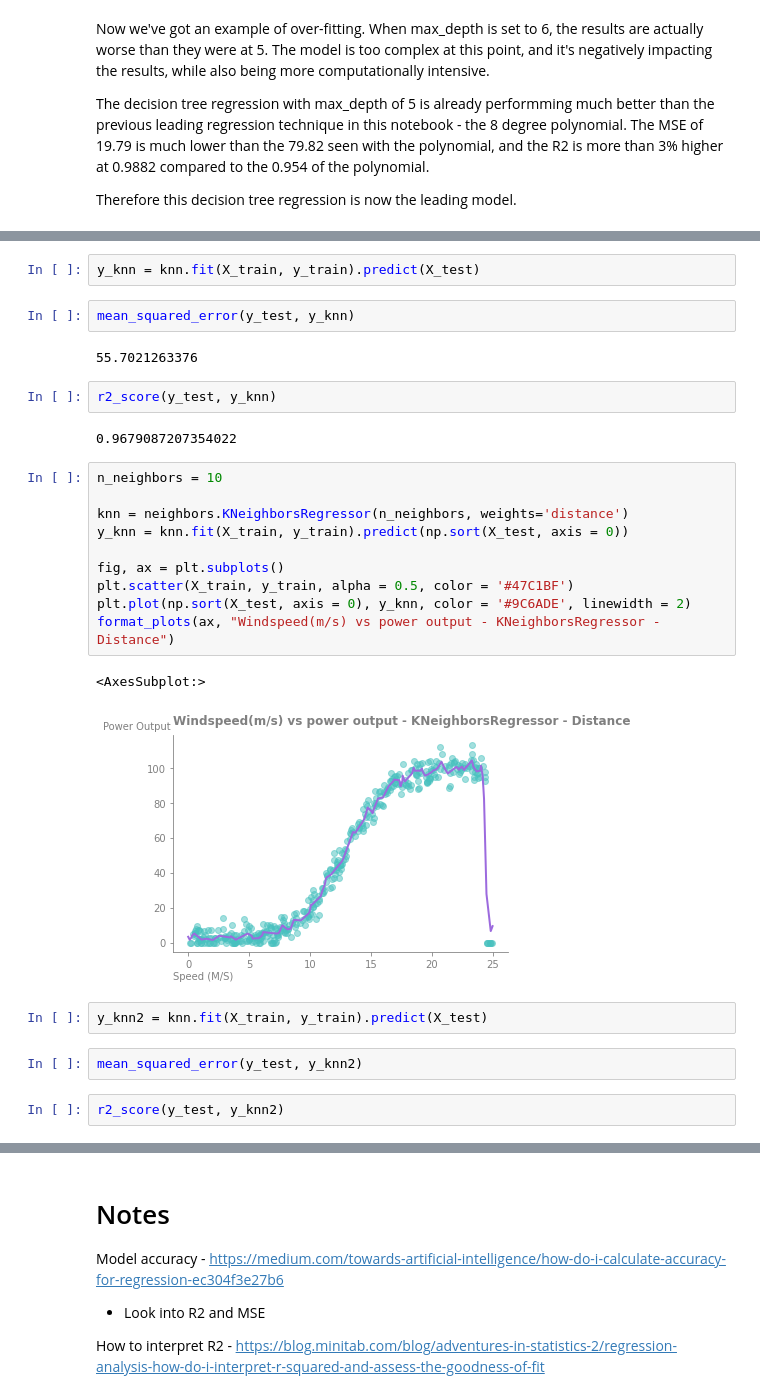
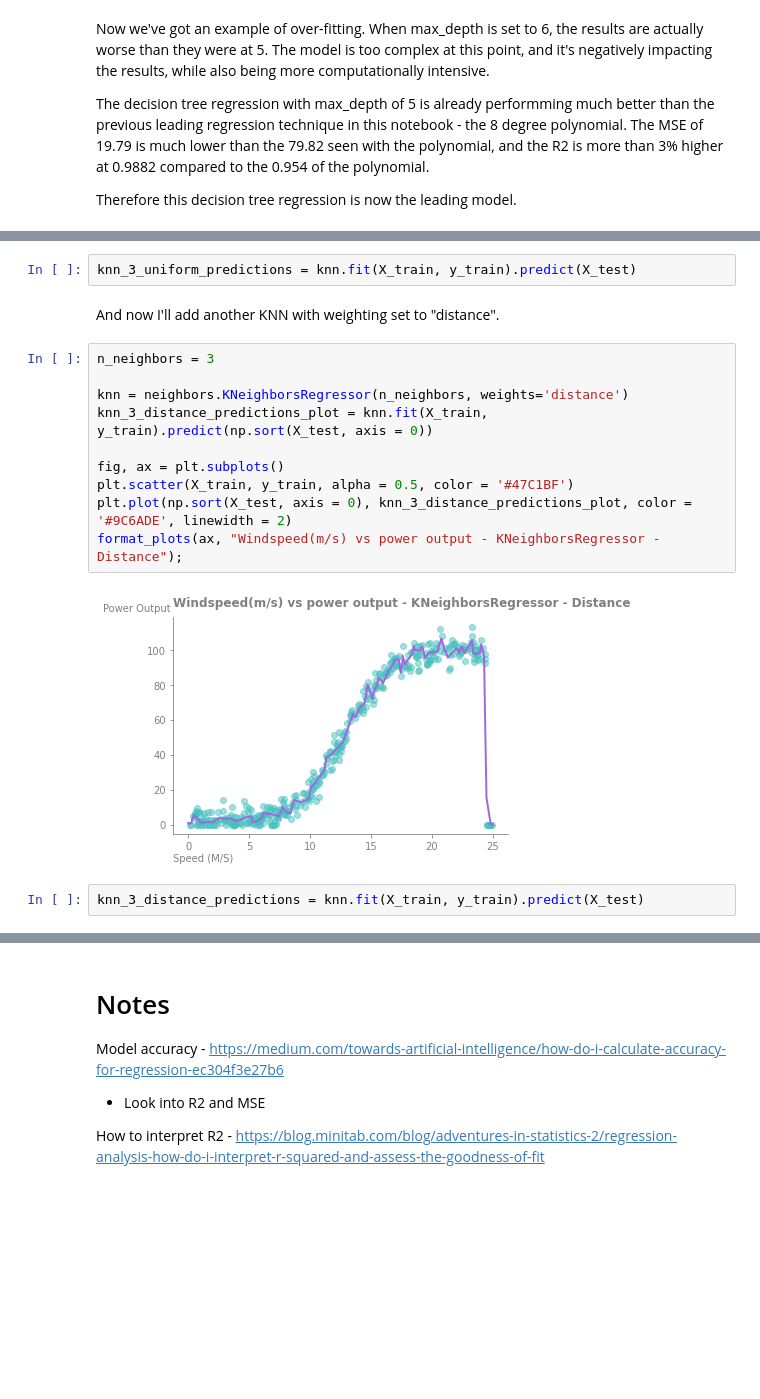
Before and after one commit to OtherBrian/fda-regression_project, a Jupyter notebook: Regression Project.ipynb, the cells around one changed output, grey strips where cells are left out. Saved outputs shown, nothing was run; the diff lists cells and outputs as text; blank space fills up the shorter version.

```diff
--- a/Regression Project.ipynb
+++ b/Regression Project.ipynb
@@ -597,31 +606,20 @@ format_plots(ax, "Windspeed(m/s) vs power output - KNeighborsRegressor - Uniform
 # %% [output]
 [figure]
 # %%
-y_knn = knn.fit(X_train, y_train).predict(X_test)
+knn_3_uniform_predictions = knn.fit(X_train, y_train).predict(X_test)
-# %%
-mean_squared_error(y_test, y_knn)
-# %% [output]
-55.7021263376
-# %%
-r2_score(y_test, y_knn)
-# %% [output]
-0.9679087207354022
+# %% [markdown]
+And now I'll add another KNN with weighting set to "distance".
 # %%
-n_neighbors = 10
+n_neighbors = 3
 
 knn = neighbors.KNeighborsRegressor(n_neighbors, weights='distance')
-y_knn = knn.fit(X_train, y_train).predict(np.sort(X_test, axis = 0))
+knn_3_distance_predictions_plot = knn.fit(X_train, y_train).predict(np.sort(X_test, axis = 0))
 
 fig, ax = plt.subplots()
 plt.scatter(X_train, y_train, alpha = 0.5, color = '#47C1BF')
-plt.plot(np.sort(X_test, axis = 0), y_knn, color = '#9C6ADE', linewidth = 2)
-format_plots(ax, "Windspeed(m/s) vs power output - KNeighborsRegressor - Distance")
+plt.plot(np.sort(X_test, axis = 0), knn_3_distance_predictions_plot, color = '#9C6ADE', linewidth = 2)
+format_plots(ax, "Windspeed(m/s) vs power output - KNeighborsRegressor - Distance");
 # %% [output]
-<AxesSubplot:>
-[figure, old version]
+[figure, new version]
 # %%
-y_knn2 = knn.fit(X_train, y_train).predict(X_test)
+knn_3_distance_predictions = knn.fit(X_train, y_train).predict(X_test)
-# %%
-mean_squared_error(y_test, y_knn2)
-# %%
-r2_score(y_test, y_knn2)
```
Also changed, not shown: parts of 7 cells of this notebook.
